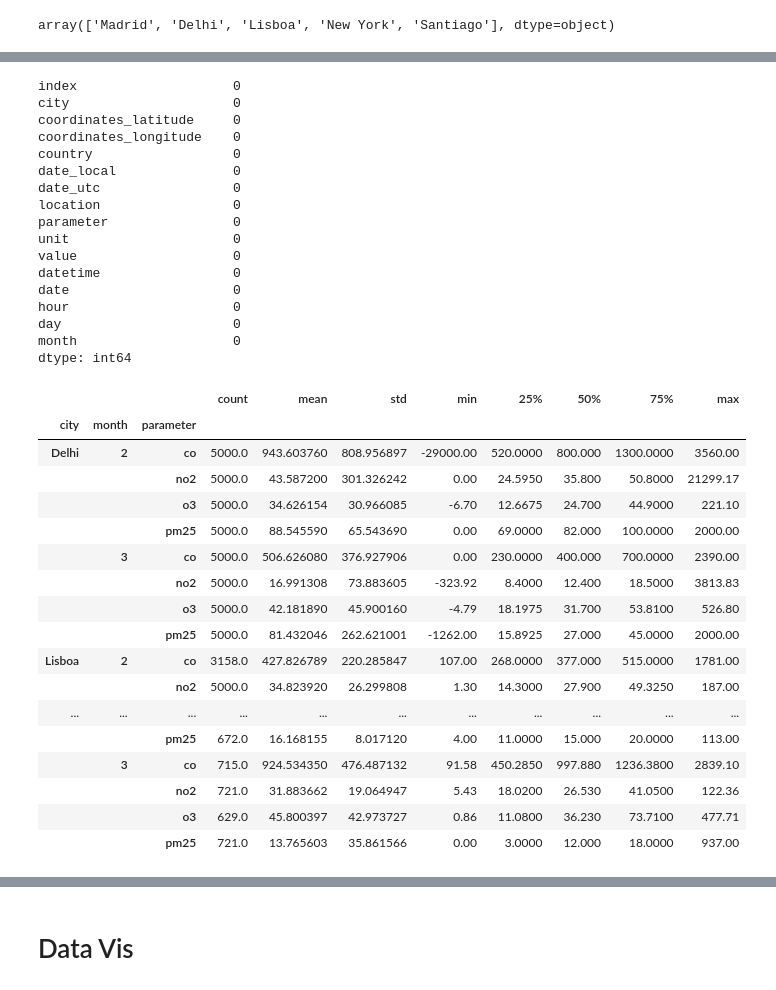
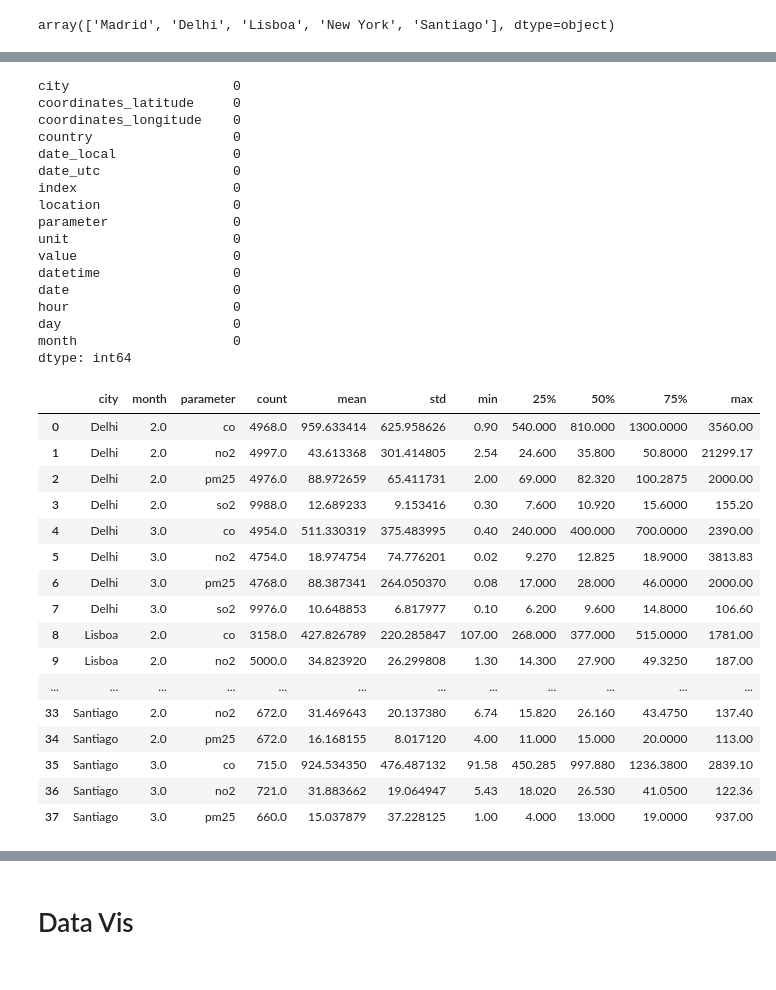
Before and after one commit to ta-data-lis/Project-Week-3-Data-Thieves, a Jupyter notebook: your-project/Data Cleaning and Visualization.ipynb, the cells around one changed output, grey strips where cells are left out. Saved outputs shown, nothing was run; the diff lists cells and outputs as text; code cells hidden in the pictures.

```diff
--- a/your-project/Data Cleaning and Visualization.ipynb
+++ b/your-project/Data Cleaning and Visualization.ipynb
@@ -11,6 +11,8 @@ pm25 = pd.read_csv('data/openaq_pm25.csv')
 no2 = pd.read_csv('data/openaq_NO2.csv')
 o3 = pd.read_csv('data/openaq_o3.csv')
 co = pd.read_csv('data/openaq_co.csv')
+so2 = pd.read_csv('data/openaq_so2.csv')
 # %%
 # Concat pm25 e NO2
-data = pd.concat([pm25,no2,o3,co])
+data = pd.concat([pm25,no2,o3,co,so2])
+# data.shape = (165943, 12)
@@ -110,13 +119,13 @@ plt.show()
 # %%
 data.isnull().sum()
 # %% [output]
-index                    0
 city                     0
 coordinates_latitude     0
 coordinates_longitude    0
 country                  0
 date_local               0
 date_utc                 0
+index                    0
 location                 0
 parameter                0
 unit                     0
@@ -129,23 +138,27 @@ month                    0
 dtype: int64
 # %%
 # Estatística descritiva
-data.groupby(['city', 'month','parameter'])['value'].describe()
+data_summary = data.groupby(['city', 'month','parameter'])['value'].describe().reset_index()
+data_summary
+# # data_summary.dtypes
+# # função pra calcular a diff
+# data_summary
+# # co_2 - co_3/co_2
 # %% [output]
-|  |  |  | count | mean | std | min | 25% | 50% | 75% | max |
-| city | month | parameter |  |  |  |  |  |  |  |  |
-| Delhi | 2 | co | 5000.0 | 943.603760 | 808.956897 | -29000.00 | 520.0000 | 800.000 | 1300.0000 | 3560.00 |
-|  |  | no2 | 5000.0 | 43.587200 | 301.326242 | 0.00 | 24.5950 | 35.800 | 50.8000 | 21299.17 |
-|  |  | o3 | 5000.0 | 34.626154 | 30.966085 | -6.70 | 12.6675 | 24.700 | 44.9000 | 221.10 |
-|  |  | pm25 | 5000.0 | 88.545590 | 65.543690 | 0.00 | 69.0000 | 82.000 | 100.0000 | 2000.00 |
-|  | 3 | co | 5000.0 | 506.626080 | 376.927906 | 0.00 | 230.0000 | 400.000 | 700.0000 | 2390.00 |
-|  |  | no2 | 5000.0 | 16.991308 | 73.883605 | -323.92 | 8.4000 | 12.400 | 18.5000 | 3813.83 |
-|  |  | o3 | 5000.0 | 42.181890 | 45.900160 | -4.79 | 18.1975 | 31.700 | 53.8100 | 526.80 |
-|  |  | pm25 | 5000.0 | 81.432046 | 262.621001 | -1262.00 | 15.8925 | 27.000 | 45.0000 | 2000.00 |
-| Lisboa | 2 | co | 3158.0 | 427.826789 | 220.285847 | 107.00 | 268.0000 | 377.000 | 515.0000 | 1781.00 |
-|  |  | no2 | 5000.0 | 34.823920 | 26.299808 | 1.30 | 14.3000 | 27.900 | 49.3250 | 187.00 |
-| ... | ... | ... | ... | ... | ... | ... | ... | ... | ... | ... |
-|  |  | pm25 | 672.0 | 16.168155 | 8.017120 | 4.00 | 11.0000 | 15.000 | 20.0000 | 113.00 |
-|  | 3 | co | 715.0 | 924.534350 | 476.487132 | 91.58 | 450.2850 | 997.880 | 1236.3800 | 2839.10 |
-|  |  | no2 | 721.0 | 31.883662 | 19.064947 | 5.43 | 18.0200 | 26.530 | 41.0500 | 122.36 |
-|  |  | o3 | 629.0 | 45.800397 | 42.973727 | 0.86 | 11.0800 | 36.230 | 73.7100 | 477.71 |
-|  |  | pm25 | 721.0 | 13.765603 | 35.861566 | 0.00 | 3.0000 | 12.000 | 18.0000 | 937.00 |
+|  | city | month | parameter | count | mean | std | min | 25% | 50% | 75% | max |
+| 0 | Delhi | 2.0 | co | 4968.0 | 959.633414 | 625.958626 | 0.90 | 540.000 | 810.000 | 1300.0000 | 3560.00 |
+| 1 | Delhi | 2.0 | no2 | 4997.0 | 43.613368 | 301.414805 | 2.54 | 24.600 | 35.800 | 50.8000 | 21299.17 |
+| 2 | Delhi | 2.0 | pm25 | 4976.0 | 88.972659 | 65.411731 | 2.00 | 69.000 | 82.320 | 100.2875 | 2000.00 |
+| 3 | Delhi | 2.0 | so2 | 9988.0 | 12.689233 | 9.153416 | 0.30 | 7.600 | 10.920 | 15.6000 | 155.20 |
+| 4 | Delhi | 3.0 | co | 4954.0 | 511.330319 | 375.483995 | 0.40 | 240.000 | 400.000 | 700.0000 | 2390.00 |
+| 5 | Delhi | 3.0 | no2 | 4754.0 | 18.974754 | 74.776201 | 0.02 | 9.270 | 12.825 | 18.9000 | 3813.83 |
+| 6 | Delhi | 3.0 | pm25 | 4768.0 | 88.387341 | 264.050370 | 0.08 | 17.000 | 28.000 | 46.0000 | 2000.00 |
+| 7 | Delhi | 3.0 | so2 | 9976.0 | 10.648853 | 6.817977 | 0.10 | 6.200 | 9.600 | 14.8000 | 106.60 |
+| 8 | Lisboa | 2.0 | co | 3158.0 | 427.826789 | 220.285847 | 107.00 | 268.000 | 377.000 | 515.0000 | 1781.00 |
+| 9 | Lisboa | 2.0 | no2 | 5000.0 | 34.823920 | 26.299808 | 1.30 | 14.300 | 27.900 | 49.3250 | 187.00 |
+| ... | ... | ... | ... | ... | ... | ... | ... | ... | ... | ... | ... |
+| 33 | Santiago | 2.0 | no2 | 672.0 | 31.469643 | 20.137380 | 6.74 | 15.820 | 26.160 | 43.4750 | 137.40 |
+| 34 | Santiago | 2.0 | pm25 | 672.0 | 16.168155 | 8.017120 | 4.00 | 11.000 | 15.000 | 20.0000 | 113.00 |
+| 35 | Santiago | 3.0 | co | 715.0 | 924.534350 | 476.487132 | 91.58 | 450.285 | 997.880 | 1236.3800 | 2839.10 |
+| 36 | Santiago | 3.0 | no2 | 721.0 | 31.883662 | 19.064947 | 5.43 | 18.020 | 26.530 | 41.0500 | 122.36 |
+| 37 | Santiago | 3.0 | pm25 | 660.0 | 15.037879 | 37.228125 | 1.00 | 4.000 | 13.000 | 19.0000 | 937.00 |
```
Also changed, not shown: parts of 21 cells of this notebook, 14 other files.
